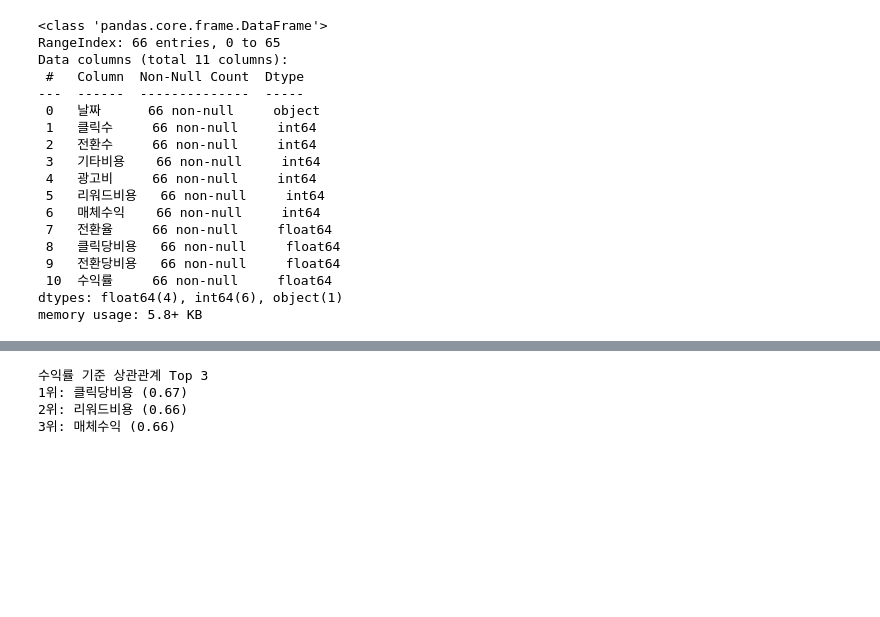
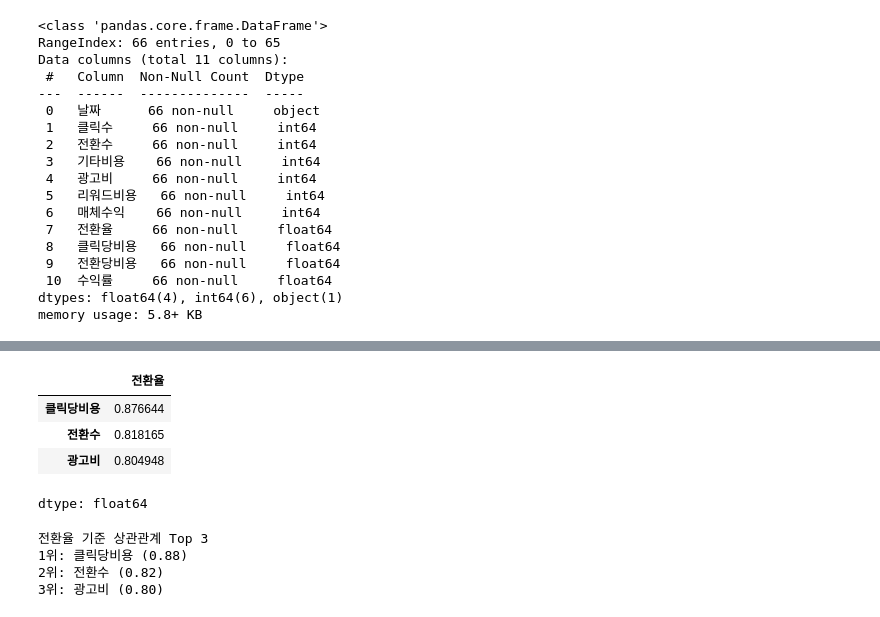
Before and after one commit to yshzjq/Step-2.Statistical_Thinking-Machine-Learning, a Jupyter notebook: Step 2. 통계적 사고와 머신러닝 입문/과제.ipynb, the cells around one changed output, grey strips where cells are left out. Drawn from its saved outputs; the diff is of its cells as text; code cells hidden in the pictures; blank space fills up the shorter version.

```diff
--- a/Step 2. 통계적 사고와 머신러닝 입문/과제.ipynb
+++ b/Step 2. 통계적 사고와 머신러닝 입문/과제.ipynb
@@ -54,12 +64,20 @@ plt.show()
 # %%
 # 수익률과의 상관관계를 내림차순 정렬
-top3 = corr_matrix['수익률'].sort_values(ascending=False).drop('수익률').head(3)
+
+top3 = corr_matrix['전환율'].sort_values(ascending=False).drop('전환율').head(3)
+corr_matrix['전환율'].sort_values(ascending=False).drop('전환율').head(3)
+# %% [output]
+|  | 전환율 |
+| 클릭당비용 | 0.876644 |
+| 전환수 | 0.818165 |
+| 광고비 | 0.804948 |
+dtype: float64
 # %%
-print("수익률 기준 상관관계 Top 3")
+print("전환율 기준 상관관계 Top 3")
 for i, (col, corr) in enumerate(top3.items(), start=1):
     print(f"{i}위: {col} ({corr:.2f})")
 # %% [output]
-수익률 기준 상관관계 Top 3
-1위: 클릭당비용 (0.67)
-2위: 리워드비용 (0.66)
-3위: 매체수익 (0.66)
+전환율 기준 상관관계 Top 3
+1위: 클릭당비용 (0.88)
+2위: 전환수 (0.82)
+3위: 광고비 (0.80)
```
Also changed, not shown: parts of 3 cells of this notebook.
